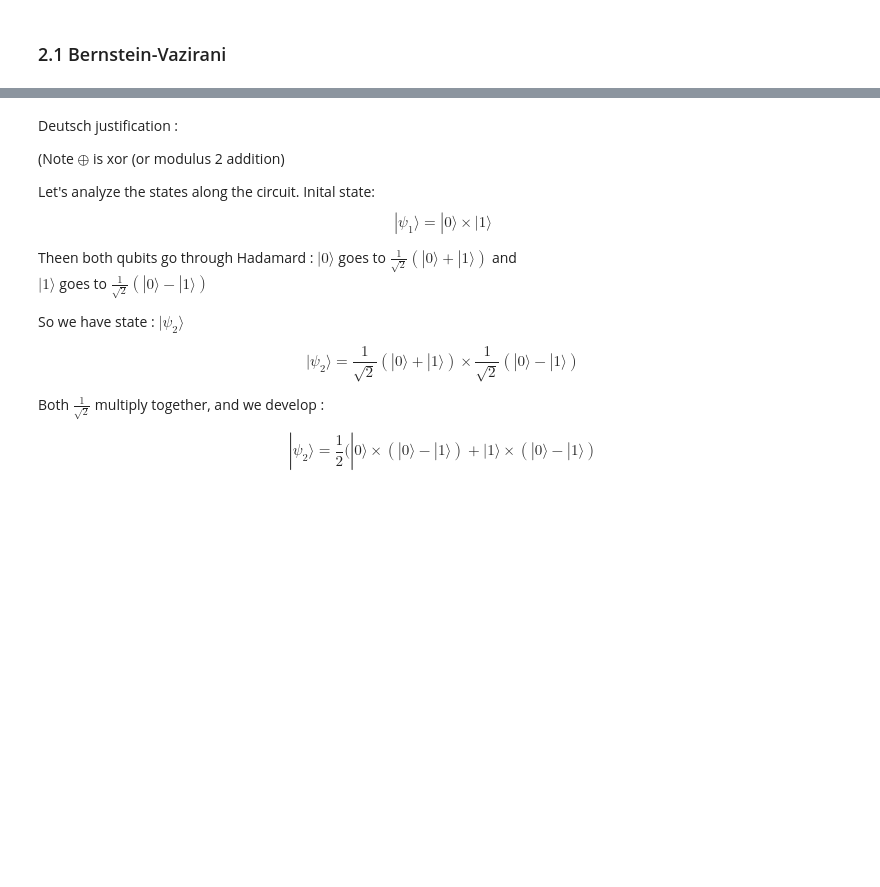
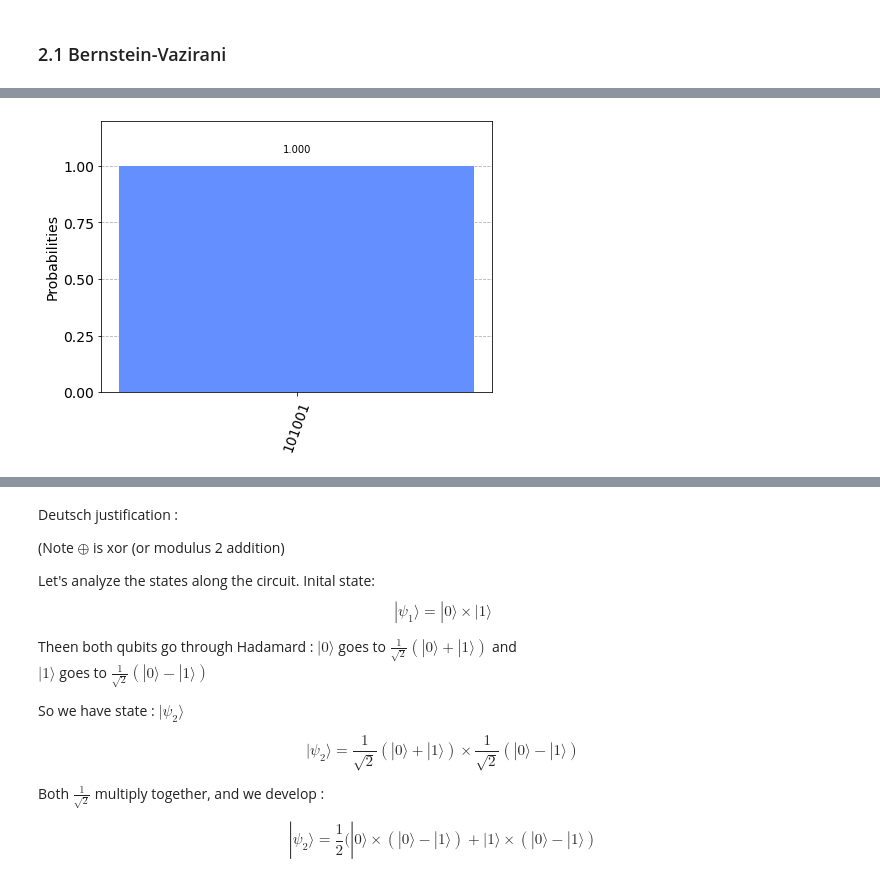
Before and after one commit to lionelchg/LesAtomesDeSavoie, a Jupyter notebook: qiskit/IBM_Hackaton/IBM-LAB-2/IBM-LAB2.ipynb, the cells around one changed output, grey strips where cells are left out. Cells and saved outputs as stored; diff of their text form; code cells hidden in the pictures; blank space fills up the shorter version.

```diff
--- a/qiskit/IBM_Hackaton/IBM-LAB-2/IBM-LAB2.ipynb
+++ b/qiskit/IBM_Hackaton/IBM-LAB-2/IBM-LAB2.ipynb
@@ -149,3 +235,14 @@ s = '101001'
+# %%
+# use local simulator
+qasm_sim = Aer.get_backend('qasm_simulator')
+shots = 1024
+qobj = assemble(bv_circuit)
+results = qasm_sim.run(qobj).result()
+answer = results.get_counts()
+
+plot_histogram(answer)
+# %% [output]
+[figure, added]
 # %% [markdown]
 ### 2.2 Deutsch-Josza
 
```
Also changed, not shown: parts of 11 cells of this notebook.
